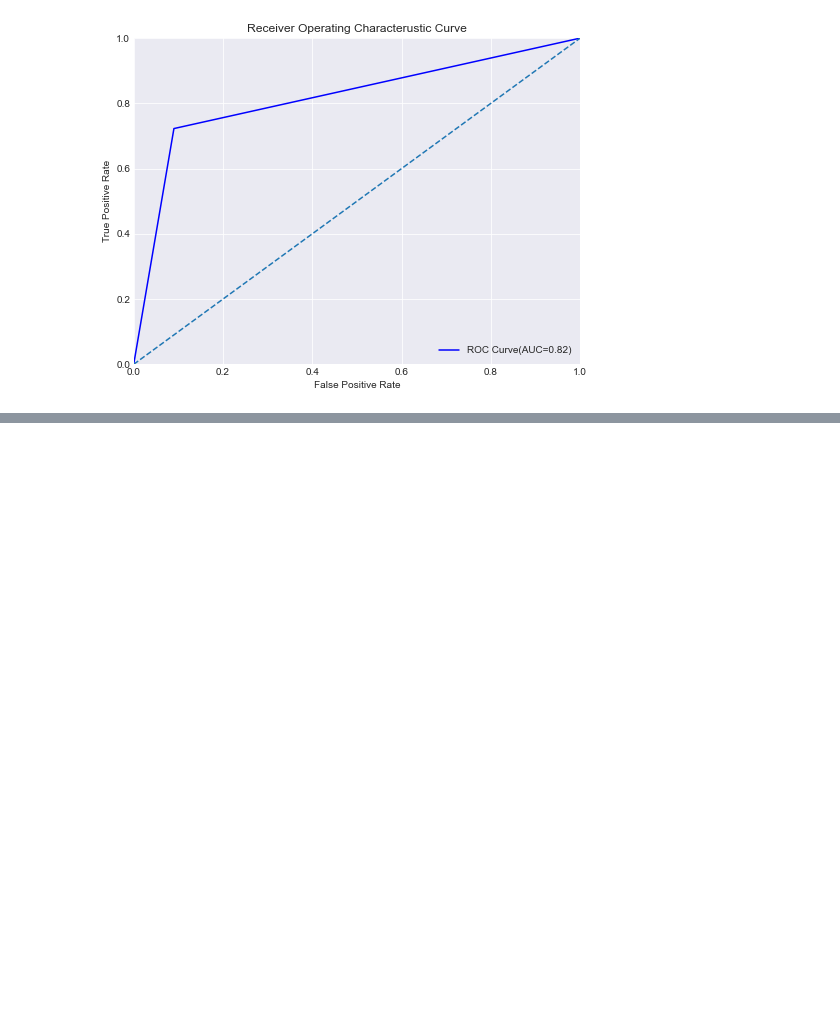
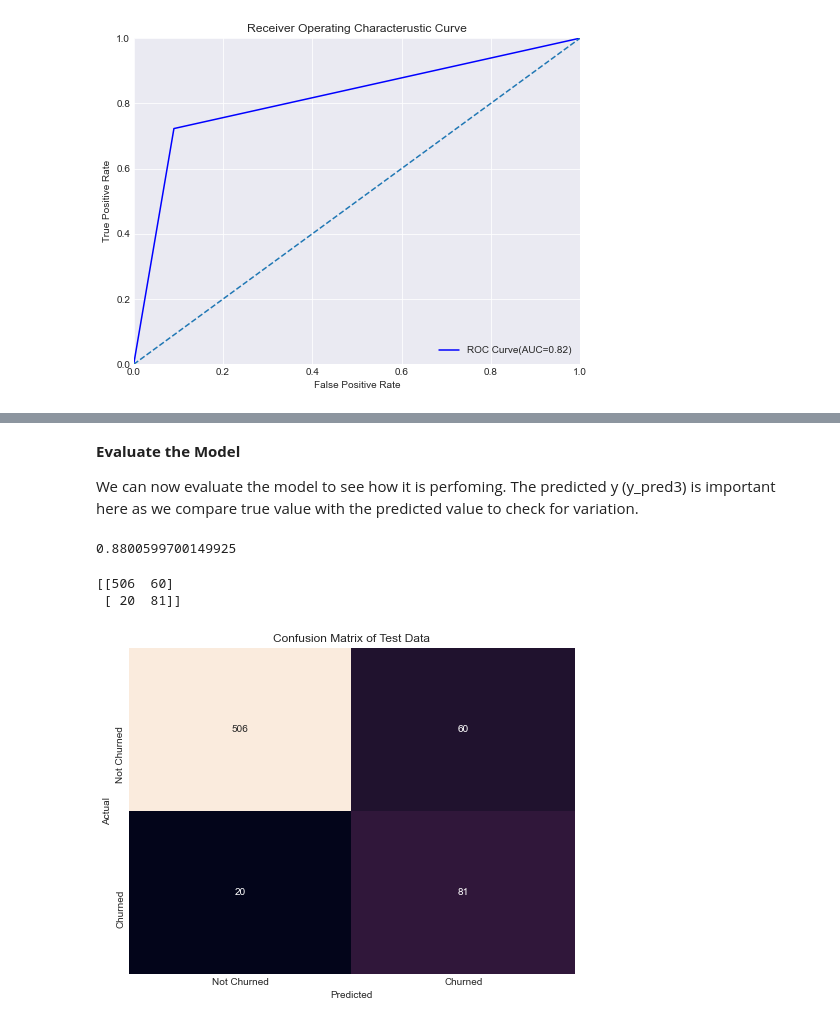
Before and after one commit to Masinde10/Customer-churn-project, a Jupyter notebook: Customerchurn.ipynb, the cells around one changed output, grey strips where cells are left out. Saved outputs shown, nothing was run; the diff lists cells and outputs as text; code cells hidden in the pictures; blank space fills up the shorter version.

```diff
--- a/Customerchurn.ipynb
+++ b/Customerchurn.ipynb
@@ -576,0 +613,35 @@ plt.show()
+# %%
+#Initialize the random forest classifier model
+rfc = RandomForestClassifier(n_estimators=100,max_depth=3, min_samples_split=10, min_samples_leaf=5,random_state=42)
+
+#Fit the model to the data
+rfc_model= rfc.fit(X_train_bal,y_train_bal)
+
+#Use the fitted model to make y prediction.
+y_pred3 = rfc_model.predict(X_test_scaled)
+# %% [markdown]
+**Evaluate the Model**
+
+We can now evaluate the model to see how it is perfoming. The predicted y (y_pred3) is important here as we compare true value with the predicted value to check for variation.
+# %%
+#Calculate for accuracy
+accuracy3= accuracy_score(y_test,y_pred3)
+accuracy3
+# %% [output]
+0.8800599700149925
+# %%
+# Calculate for the condusion matrix for this model
+conf_matrix3= confusion_matrix(y_test,y_pred3)
+print(conf_matrix3)
+
+#We can visusalize the confusion matrix
+plt.figure(figsize=(8,6))
+sns.heatmap(conf_matrix3,annot=True, fmt="d", cbar=False,xticklabels=["Not Churned", "Churned"],
+            yticklabels=["Not Churned", "Churned"])
+plt.xlabel('Predicted')
+plt.ylabel('Actual')
+plt.title('Confusion Matrix of Test Data');
+# %% [output]
+[[506  60]
+ [ 20  81]]
+[figure, added]
```
Also changed, not shown: parts of 15 cells of this notebook, 6 other files.
